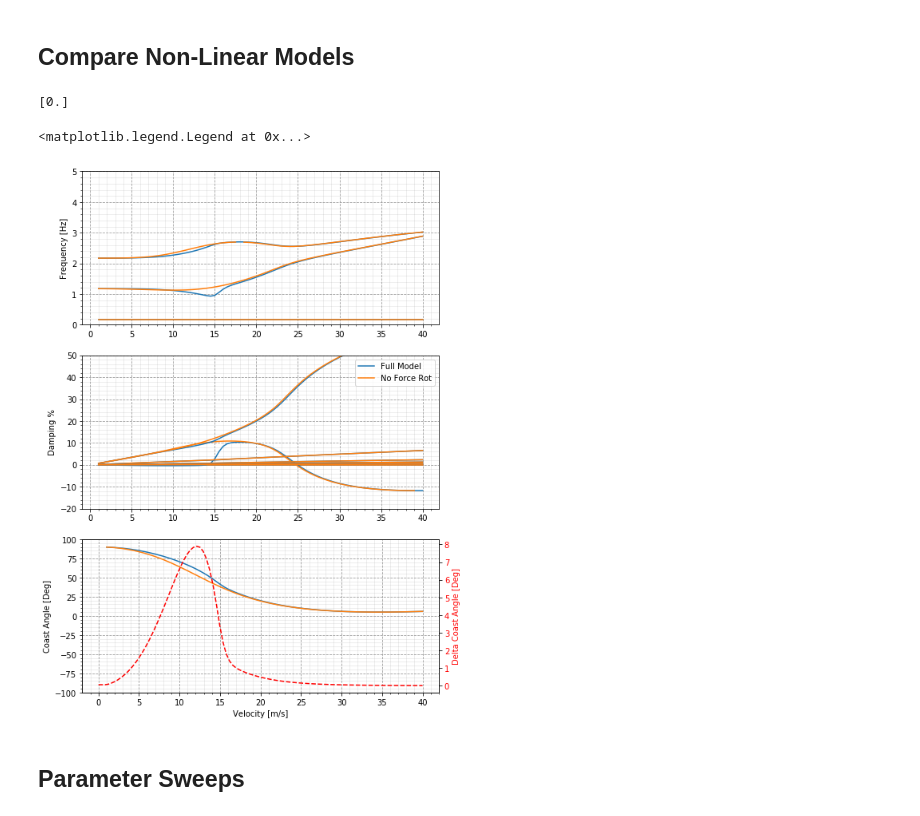
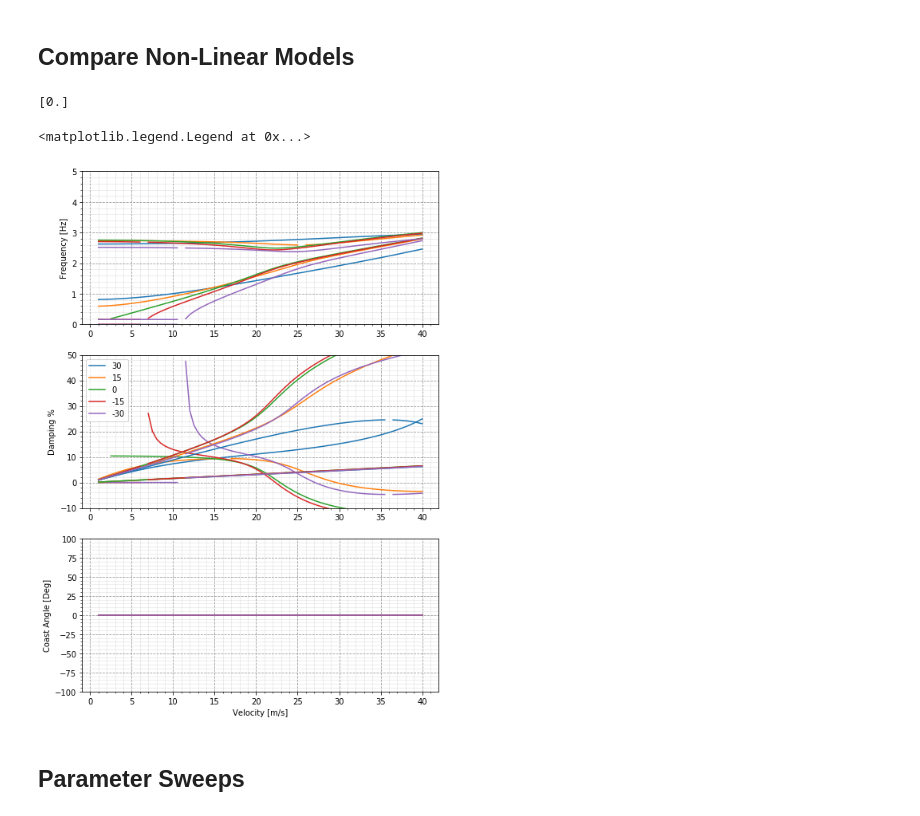
Before and after one commit to fh9g12/FwtModels, a Jupyter notebook: Workbooks/12_RectGustPlots/3_Visualise Flutter Data.ipynb, the cells around one changed output. Cells and saved outputs as stored; diff of their text form; code cells hidden in the pictures.

Commit message:
made so can plot for a fixed linearised point that isnt just all zeros

```diff
--- a/Workbooks/12_RectGustPlots/3_Visualise Flutter Data.ipynb
+++ b/Workbooks/12_RectGustPlots/3_Visualise Flutter Data.ipynb
@@ -38,12 +38,16 @@ model_names = {0:'Full Model',1:'No ZFR',2:'No Force Rot',3:'No Stall',
 
 
 ls = []
-for i in range(8):
+#for i in range(8):
+for i in [8,9,10,11,12]:
     for j in ["JEC","WT","HALE"]:
-        dat = pd.read_pickle(f'Eigen_{b_modes}B{t_modes}T-M{i}_{j}.pkl')
-        dat['Model'] = i
-        dat['Config'] = j
-        ls.append(dat)
+        try:
+            dat = pd.read_pickle(f'Eigen_{b_modes}B{t_modes}T-M{i}_{j}.pkl')
+            dat['Model'] = i
+            dat['Config'] = j
+            ls.append(dat)
+        except:
+            pass
 
 flutdf = pd.concat(ls, ignore_index=True, sort=False)
 
@@ -89,42 +93,46 @@ d = GetReducedDataSet(flutdf,[5])
 # %%
 fig, axes = plt.subplots(3,1,figsize=(8,12))
 
-Tests = [0,2]
+Tests = [8,9,10,11,12]
 hue = 'Model'
+modes = None
+modes = [1,2,3]
 data = GetReducedDataSet(flutdf,Tests,Config = ["WT"],ratio_FWT=20,FWT_mass = 100,c_dmax = 0,
-                         Flare = 17.5,AoA = [5],Modes=None,Stable=None)
+                         Flare = 17.5,AoA = [5],Modes=modes,Stable=None)
 
 cpo.PlotLines(data,x = 'V',Modes = flutdf['Mode'].cat.categories,hue = hue,y = 'Frequency',ax = axes[0])
 cpo.PlotLines(data,x = 'V',Modes = flutdf['Mode'].cat.categories,hue = hue,y = 'Damping [%]',ax = axes[1])
-cpo.CoastDeltaPlot(data,hue, axes[2],Delta = True)
+cpo.CoastDeltaPlot(data,hue, axes[2],Delta = False)
 print(np.unique(data['c_dmax']))
 for i in [0,1,2]:
     #axes[i].set(xlim=(0,60))
     axes[i].grid(b=True, which='major', color='#999999', linestyle='--')
     axes[i].minorticks_on()
     axes[i].grid(b=True, which='minor', color='#999999', linestyle='-', alpha=0.2)
     #axes[i].set(xlim=(0,40))
 
 
 axes[0].set_ylabel('Frequency [Hz]')
 axes[1].set_ylabel('Damping %')
 
 #axes[0].set(ylim=(0.5,3))
 axes[0].set(ylim=(0,5))
-axes[1].set(ylim=(-20,50))
+axes[1].set(ylim=(-10,50))
 axes[2].set(ylim=(-100,100))
 
+#axes[1].set(xlim=(60,70))
+axes[1].set(ylim=(-10,50))
 
 #PlotModes(data,'Test',axes[:])
-axes[1].legend([model_names[i] for i in Tests])
-#axes[1].legend(data[hue].unique())
+#axes[1].legend([model_names[i] for i in Tests])
+axes[1].legend([30,15,0,-15,-30])
 #axes[1].legend(flutdf['AoA [Deg]'].cat.categories)
 #fig.show()
 #PlotModes(1,axes[:,0],Flare = 25)
 # %% [output]
 [0.]
 <matplotlib.legend.Legend at 0x...>
-[figure, old version]
+[figure, new version]
 # %% [markdown]
 ## Parameter Sweeps
 # %%
```
Also changed, not shown: parts of 1 cell of this notebook, 8 other files.
